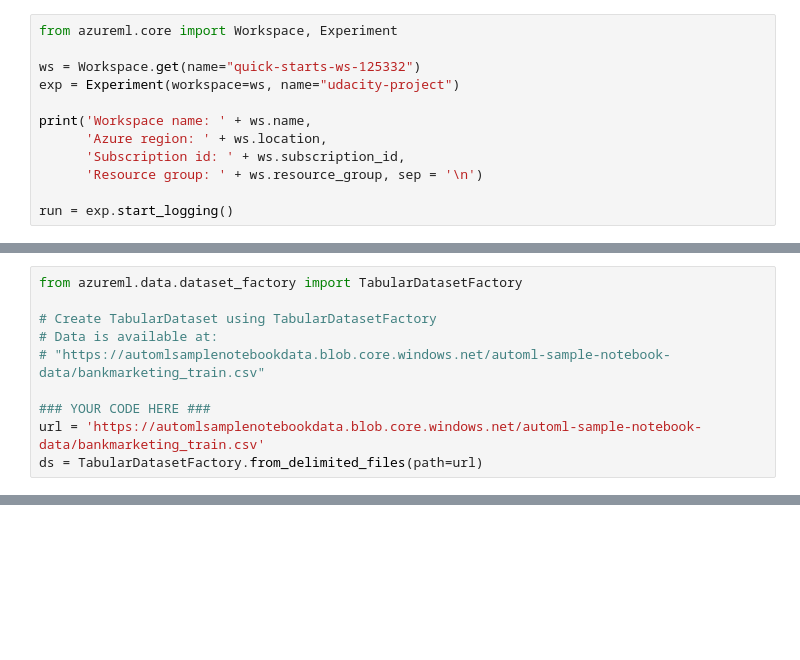
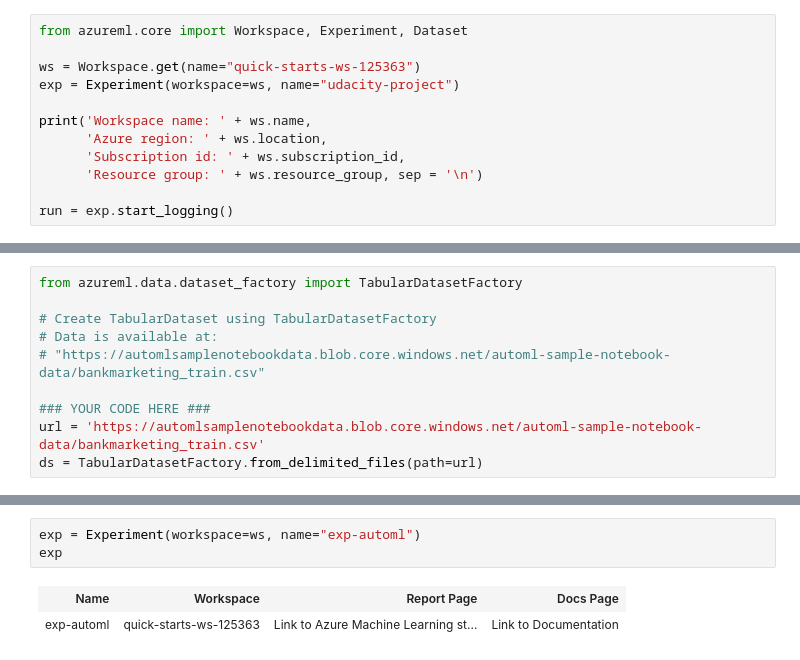
Before and after one commit to riokorb/optimize-ml-pipeline-azure, a Jupyter notebook: udacity-project.ipynb, the cells around one changed output, grey strips where cells are left out. Saved outputs shown, nothing was run; the diff lists cells and outputs as text; blank space fills up the shorter version.

```diff
--- a/udacity-project.ipynb
+++ b/udacity-project.ipynb
@@ -1,7 +1,7 @@
 # %%
-from azureml.core import Workspace, Experiment
+from azureml.core import Workspace, Experiment, Dataset
 
-ws = Workspace.get(name="quick-starts-ws-125332")
+ws = Workspace.get(name="quick-starts-ws-125363")
 exp = Experiment(workspace=ws, name="udacity-project")
 
 print('Workspace name: ' + ws.name,
@@ -175,0 +195,6 @@ automl_config = AutoMLConfig(
+# %%
+exp = Experiment(workspace=ws, name="exp-automl")
+exp
+# %% [output]
+| Name | Workspace | Report Page | Docs Page |
+| exp-automl | quick-starts-ws-125363 | Link to Azure Machine Learning st... | Link to Documentation |
```
Also changed, not shown: parts of 13 cells of this notebook.
